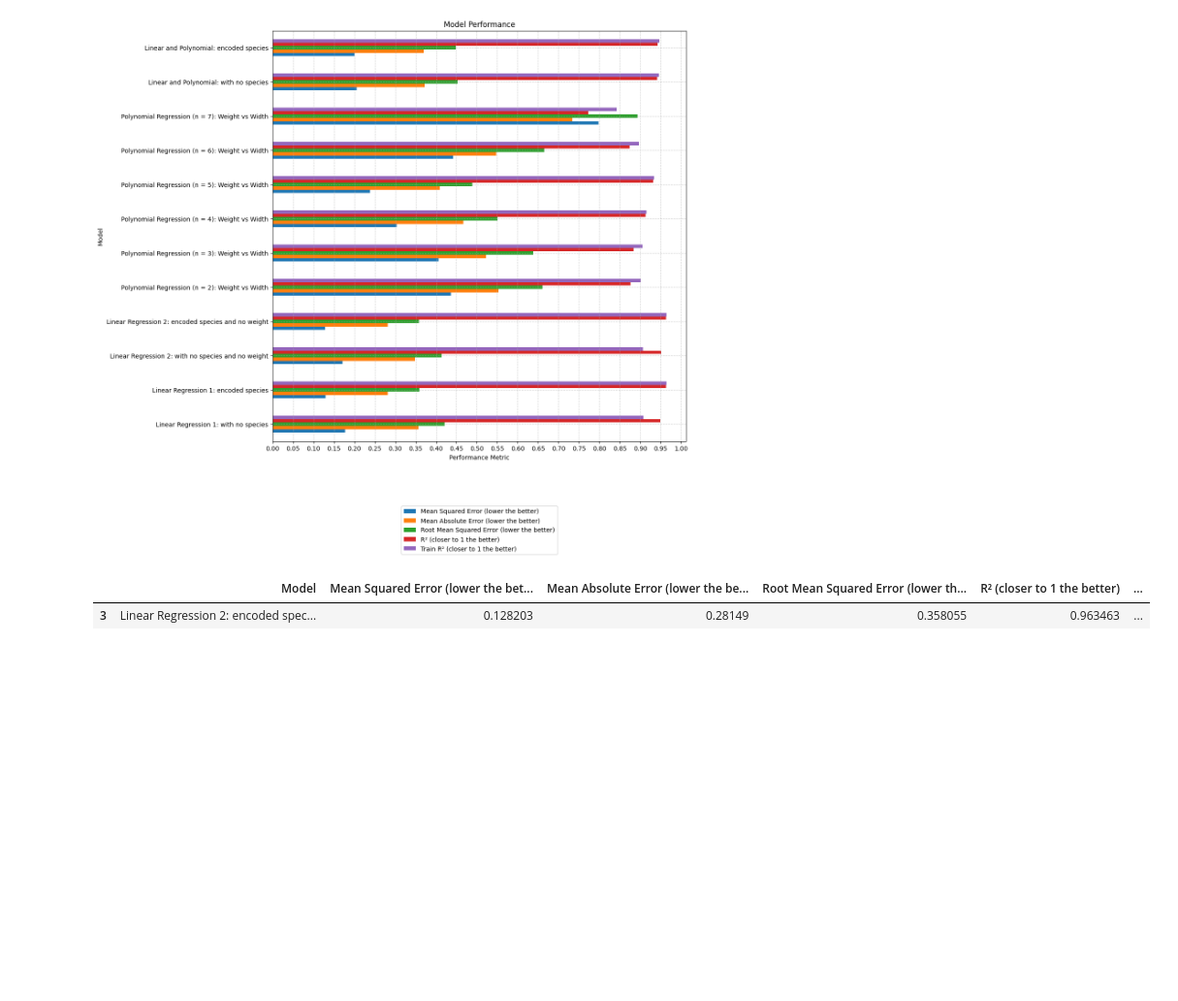
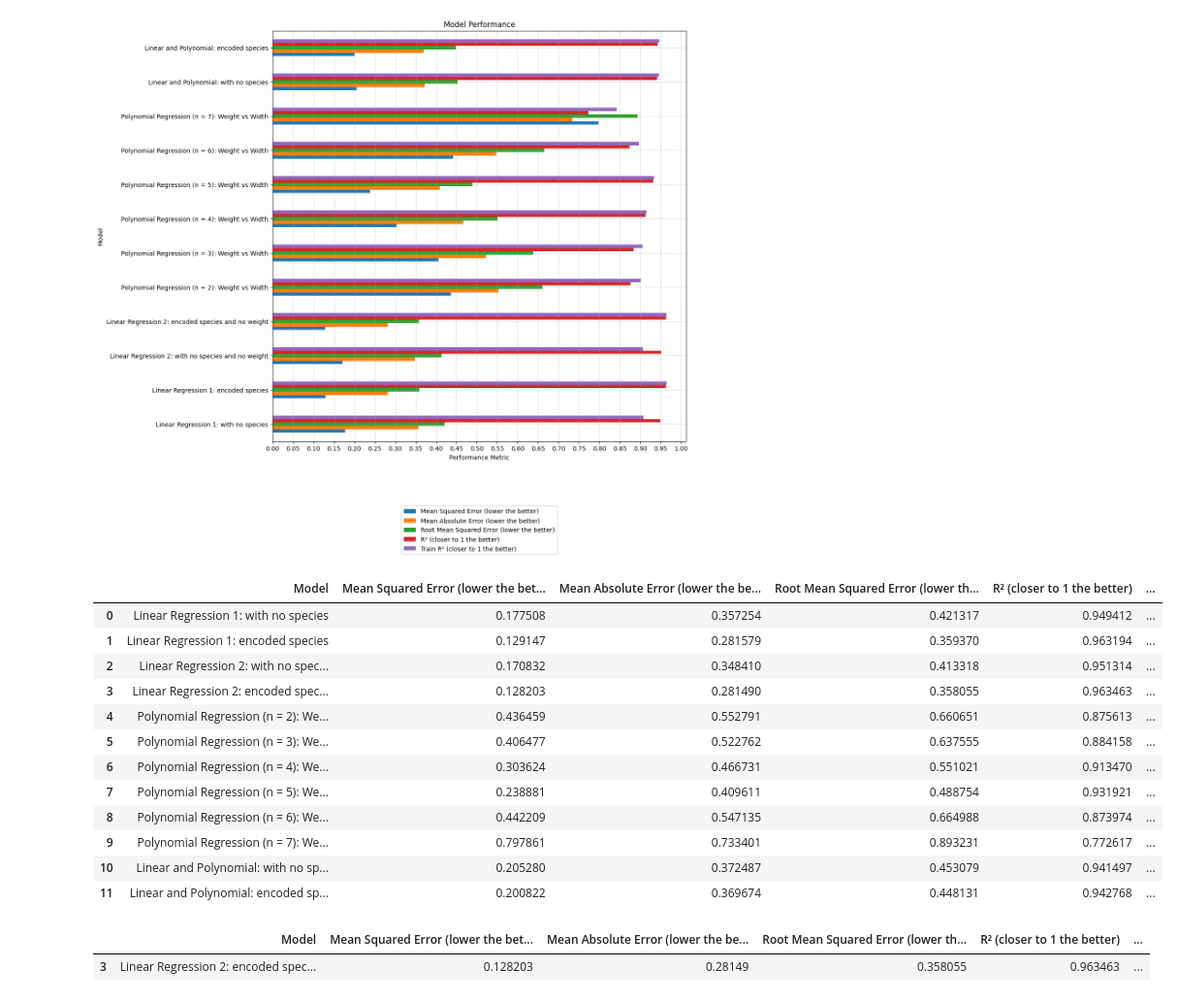
Before and after one commit to joaoalexarruda/fishcatch, a Jupyter notebook: notebooks/n5_comparison_conclusion.ipynb, the cells around one changed output. Shown at 97% size. Drawn from its saved outputs; the diff is of its cells as text; code cells hidden in the pictures; blank space fills up the shorter version.

```diff
--- a/notebooks/n5_comparison_conclusion.ipynb
+++ b/notebooks/n5_comparison_conclusion.ipynb
@@ -23,8 +23,23 @@ plot_results(plot_height = 12,
 Plot saved as results.png
 [figure]
 # %%
-# Read csv and drop models
+# Read csv and show the results
 df = pd.read_csv('results.csv')
+df
+# %% [output]
+|  | Model | Mean Squared Error (lower the bet... | Mean Absolute Error (lower the be... | Root Mean Squared Error (lower th... | R² (closer to 1 the better) | ... |
+| 0 | Linear Regression 1: with no species | 0.177508 | 0.357254 | 0.421317 | 0.949412 | ... |
+| 1 | Linear Regression 1: encoded species | 0.129147 | 0.281579 | 0.359370 | 0.963194 | ... |
+| 2 | Linear Regression 2: with no spec... | 0.170832 | 0.348410 | 0.413318 | 0.951314 | ... |
+| 3 | Linear Regression 2: encoded spec... | 0.128203 | 0.281490 | 0.358055 | 0.963463 | ... |
+| 4 | Polynomial Regression (n = 2): We... | 0.436459 | 0.552791 | 0.660651 | 0.875613 | ... |
+| 5 | Polynomial Regression (n = 3): We... | 0.406477 | 0.522762 | 0.637555 | 0.884158 | ... |
+| 6 | Polynomial Regression (n = 4): We... | 0.303624 | 0.466731 | 0.551021 | 0.913470 | ... |
+| 7 | Polynomial Regression (n = 5): We... | 0.238881 | 0.409611 | 0.488754 | 0.931921 | ... |
+| 8 | Polynomial Regression (n = 6): We... | 0.442209 | 0.547135 | 0.664988 | 0.873974 | ... |
+| 9 | Polynomial Regression (n = 7): We... | 0.797861 | 0.733401 | 0.893231 | 0.772617 | ... |
+| 10 | Linear and Polynomial: with no sp... | 0.205280 | 0.372487 | 0.453079 | 0.941497 | ... |
+| 11 | Linear and Polynomial: encoded sp... | 0.200822 | 0.369674 | 0.448131 | 0.942768 | ... |
 # %%
 # Lowest RMSE
 df.loc[(df['Root Mean Squared Error (lower the better)'] == df['Root Mean Squared Error (lower the better)'].min())]
```
